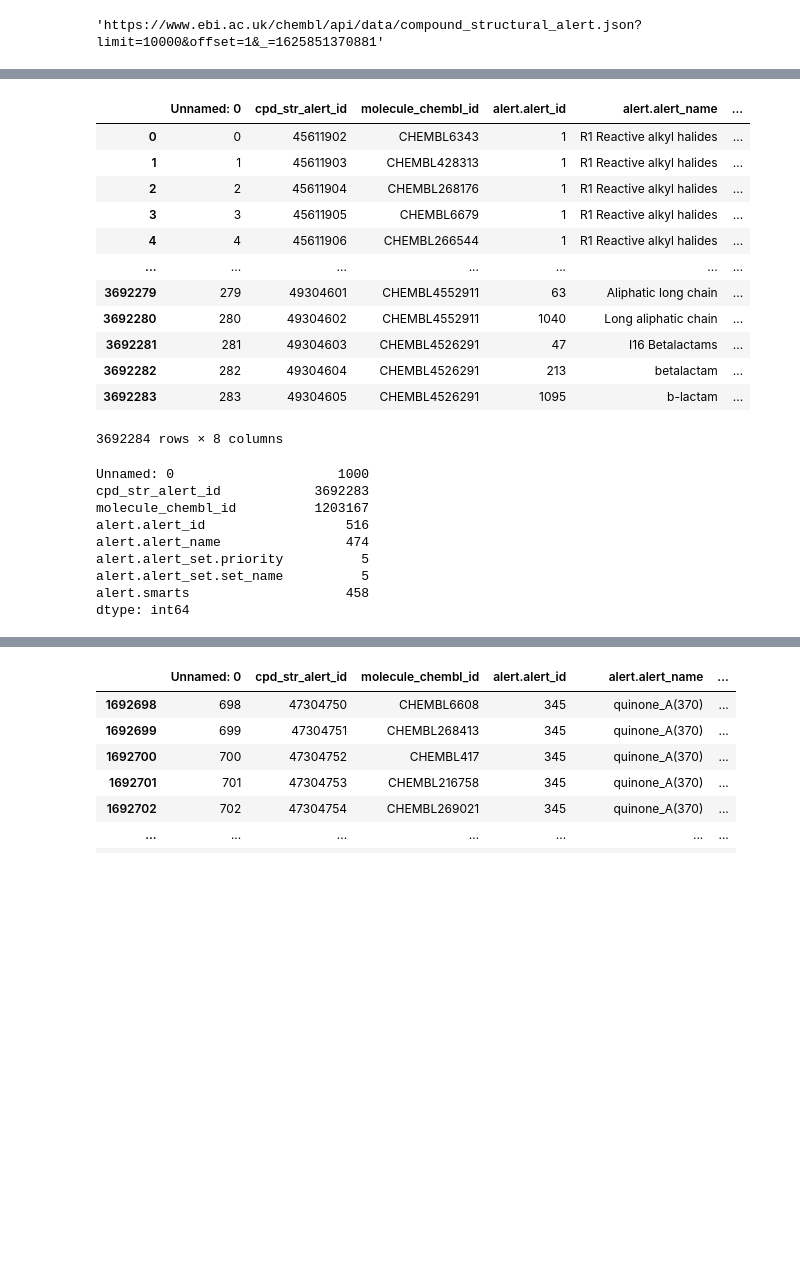
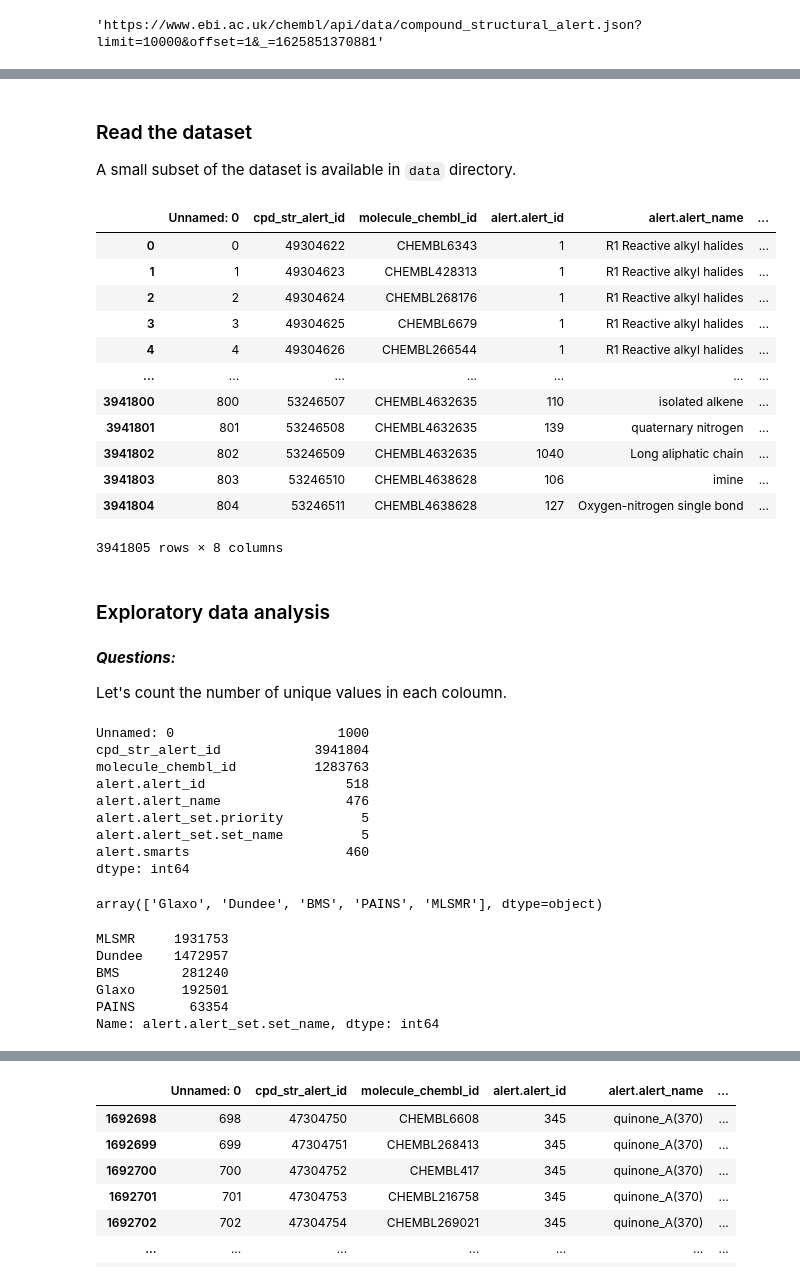
Before and after one commit to nizamibilal/ChemBL_api_parsing, a Jupyter notebook: chembl_structural_alert_analysis.ipynb, the cells around one changed output, grey strips where cells are left out. Cells and saved outputs as stored; diff of their text form; code cells hidden in the pictures; blank space fills up the shorter version.

```diff
--- a/chembl_structural_alert_analysis.ipynb
+++ b/chembl_structural_alert_analysis.ipynb
@@ -71,29 +119,61 @@ df.to_csv('chembl_structural_alerts.csv', sep=',', header=1)
+# %% [markdown]
+<a name='read_data'></a>
+### Read the dataset
+
+A small subset of the dataset is available in `data` directory.
 # %%
-df = pd.read_csv('chembl_structural_alerts.csv')
+# read the data
+df = pd.read_csv('data/chembl_structural_alerts.csv')
+
+##============================================================================================#
+## Please remove the # from the following line if you would like to work with small dataset   #
+##============================================================================================#
+##df = pd.read_csv('data/chembl_structural_alerts_small.csv')
+
 df
 # %% [output]
 |  | Unnamed: 0 | cpd_str_alert_id | molecule_chembl_id | alert.alert_id | alert.alert_name | ... |
-| 0 | 0 | 45611902 | CHEMBL6343 | 1 | R1 Reactive alkyl halides | ... |
-| 1 | 1 | 45611903 | CHEMBL428313 | 1 | R1 Reactive alkyl halides | ... |
-| 2 | 2 | 45611904 | CHEMBL268176 | 1 | R1 Reactive alkyl halides | ... |
-| 3 | 3 | 45611905 | CHEMBL6679 | 1 | R1 Reactive alkyl halides | ... |
-| 4 | 4 | 45611906 | CHEMBL266544 | 1 | R1 Reactive alkyl halides | ... |
+| 0 | 0 | 49304622 | CHEMBL6343 | 1 | R1 Reactive alkyl halides | ... |
+| 1 | 1 | 49304623 | CHEMBL428313 | 1 | R1 Reactive alkyl halides | ... |
+| 2 | 2 | 49304624 | CHEMBL268176 | 1 | R1 Reactive alkyl halides | ... |
+| 3 | 3 | 49304625 | CHEMBL6679 | 1 | R1 Reactive alkyl halides | ... |
+| 4 | 4 | 49304626 | CHEMBL266544 | 1 | R1 Reactive alkyl halides | ... |
 | ... | ... | ... | ... | ... | ... | ... |
-| 3692279 | 279 | 49304601 | CHEMBL4552911 | 63 | Aliphatic long chain | ... |
-| 3692280 | 280 | 49304602 | CHEMBL4552911 | 1040 | Long aliphatic chain | ... |
-| 3692281 | 281 | 49304603 | CHEMBL4526291 | 47 | I16 Betalactams | ... |
-| 3692282 | 282 | 49304604 | CHEMBL4526291 | 213 | betalactam | ... |
-| 3692283 | 283 | 49304605 | CHEMBL4526291 | 1095 | b-lactam | ... |
+| 3941800 | 800 | 53246507 | CHEMBL4632635 | 110 | isolated alkene | ... |
+| 3941801 | 801 | 53246508 | CHEMBL4632635 | 139 | quaternary nitrogen | ... |
+| 3941802 | 802 | 53246509 | CHEMBL4632635 | 1040 | Long aliphatic chain | ... |
+| 3941803 | 803 | 53246510 | CHEMBL4638628 | 106 | imine | ... |
+| 3941804 | 804 | 53246511 | CHEMBL4638628 | 127 | Oxygen-nitrogen single bond | ... |
-3692284 rows × 8 columns
+3941805 rows × 8 columns
+# %% [markdown]
+<a name='explore'></a>
+### Exploratory data analysis
+# %% [markdown]
+***Questions:***
+
+Let's count the number of unique values in each coloumn.
 # %%
 df.nunique()
 # %% [output]
 Unnamed: 0                     1000
-cpd_str_alert_id            3692283
-molecule_chembl_id          1203167
-alert.alert_id                  516
-alert.alert_name                474
+cpd_str_alert_id            3941804
+molecule_chembl_id          1283763
+alert.alert_id                  518
+alert.alert_name                476
 alert.alert_set.priority          5
 alert.alert_set.set_name          5
-alert.smarts                    458
+alert.smarts                    460
 dtype: int64
+# %%
+df['alert.alert_set.set_name'].unique()
+# %% [output]
+array(['Glaxo', 'Dundee', 'BMS', 'PAINS', 'MLSMR'], dtype=object)
+# %%
+df['alert.alert_set.set_name'].value_counts()
+# %% [output]
+MLSMR     1931753
+Dundee    1472957
+BMS        281240
+Glaxo      192501
+PAINS       63354
+Name: alert.alert_set.set_name, dtype: int64
```
Also changed, not shown: parts of 14 cells of this notebook.
